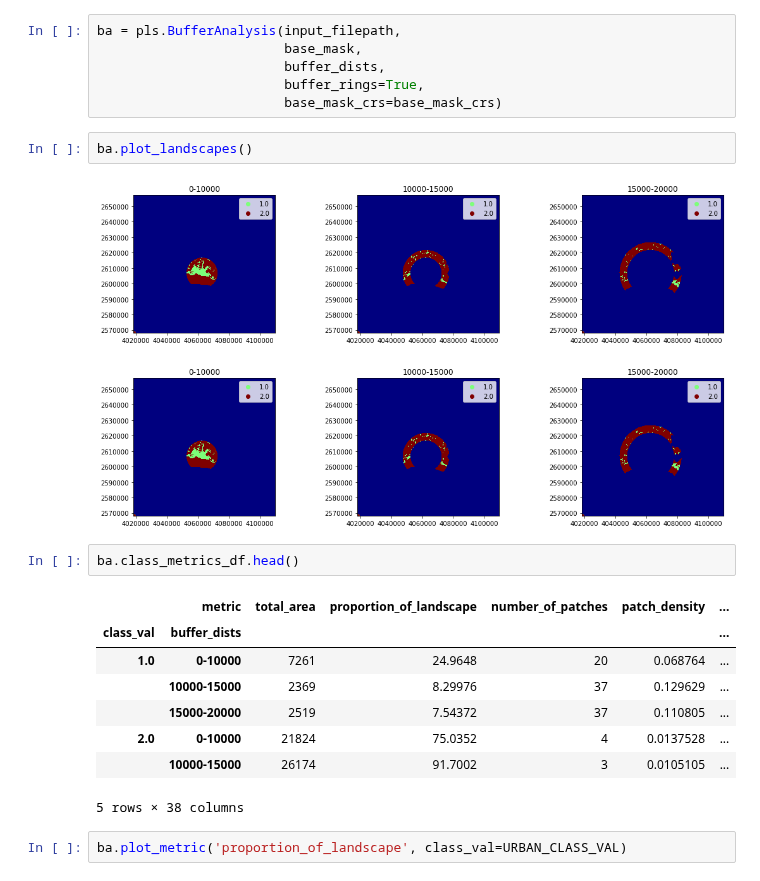
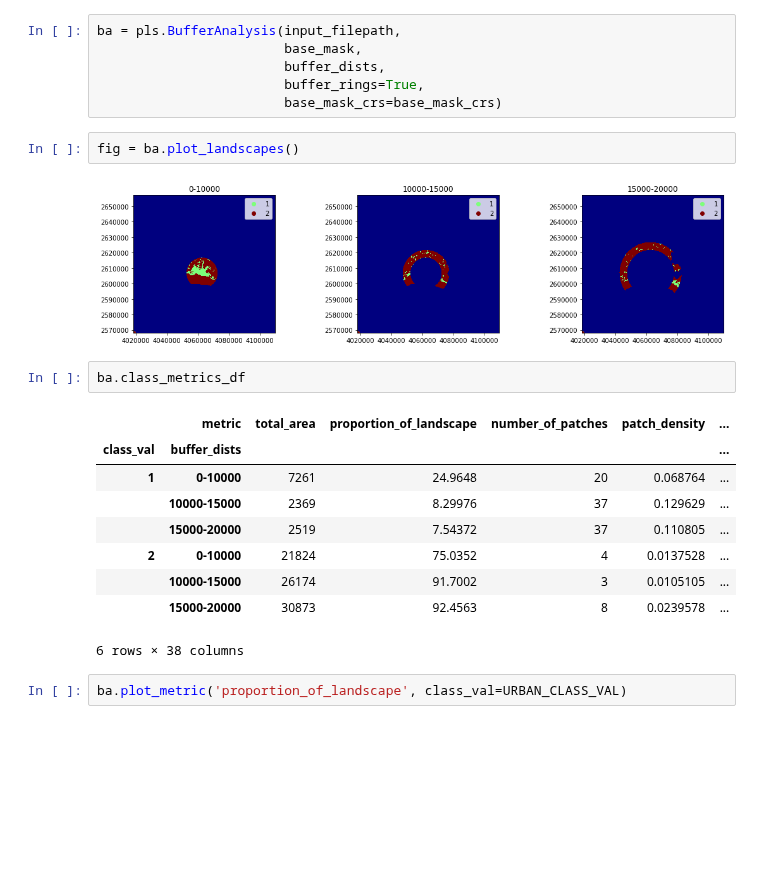
Before and after one commit to martibosch/pylandstats-notebooks, a Jupyter notebook: notebooks/03-gradient-analysis.ipynb, the cells around one changed output. Cells and saved outputs as stored; diff of their text form; blank space fills up the shorter version.

```diff
--- a/notebooks/03-gradient-analysis.ipynb
+++ b/notebooks/03-gradient-analysis.ipynb
@@ -100,22 +100,22 @@ ba = pls.BufferAnalysis(input_filepath,
                         buffer_dists,
                         buffer_rings=True,
                         base_mask_crs=base_mask_crs)
+# %%
+fig = ba.plot_landscapes()
+# %% [output]
+[figure, added]
 # %%
-ba.plot_landscapes()
+ba.class_metrics_df
 # %% [output]
-[figure, removed]
-[figure, removed]
+|  | metric | total_area | proportion_of_landscape | number_of_patches | patch_density | ... |
+| class_val | buffer_dists |  |  |  |  | ... |
+| 1 | 0-10000 | 7261 | 24.9648 | 20 | 0.068764 | ... |
+|  | 10000-15000 | 2369 | 8.29976 | 37 | 0.129629 | ... |
+|  | 15000-20000 | 2519 | 7.54372 | 37 | 0.110805 | ... |
+| 2 | 0-10000 | 21824 | 75.0352 | 4 | 0.0137528 | ... |
+|  | 10000-15000 | 26174 | 91.7002 | 3 | 0.0105105 | ... |
+|  | 15000-20000 | 30873 | 92.4563 | 8 | 0.0239578 | ... |
+6 rows × 38 columns
-# %%
-ba.class_metrics_df.head()
-# %% [output]
-|  | metric | total_area | proportion_of_landscape | number_of_patches | patch_density | ... |
-| class_val | buffer_dists |  |  |  |  | ... |
-| 1.0 | 0-10000 | 7261 | 24.9648 | 20 | 0.068764 | ... |
-|  | 10000-15000 | 2369 | 8.29976 | 37 | 0.129629 | ... |
-|  | 15000-20000 | 2519 | 7.54372 | 37 | 0.110805 | ... |
-| 2.0 | 0-10000 | 21824 | 75.0352 | 4 | 0.0137528 | ... |
-|  | 10000-15000 | 26174 | 91.7002 | 3 | 0.0105105 | ... |
-5 rows × 38 columns
 # %%
 ba.plot_metric('proportion_of_landscape', class_val=URBAN_CLASS_VAL)
 # %% [output]
```
Also changed, not shown: parts of 11 cells of this notebook, 3 other files.
